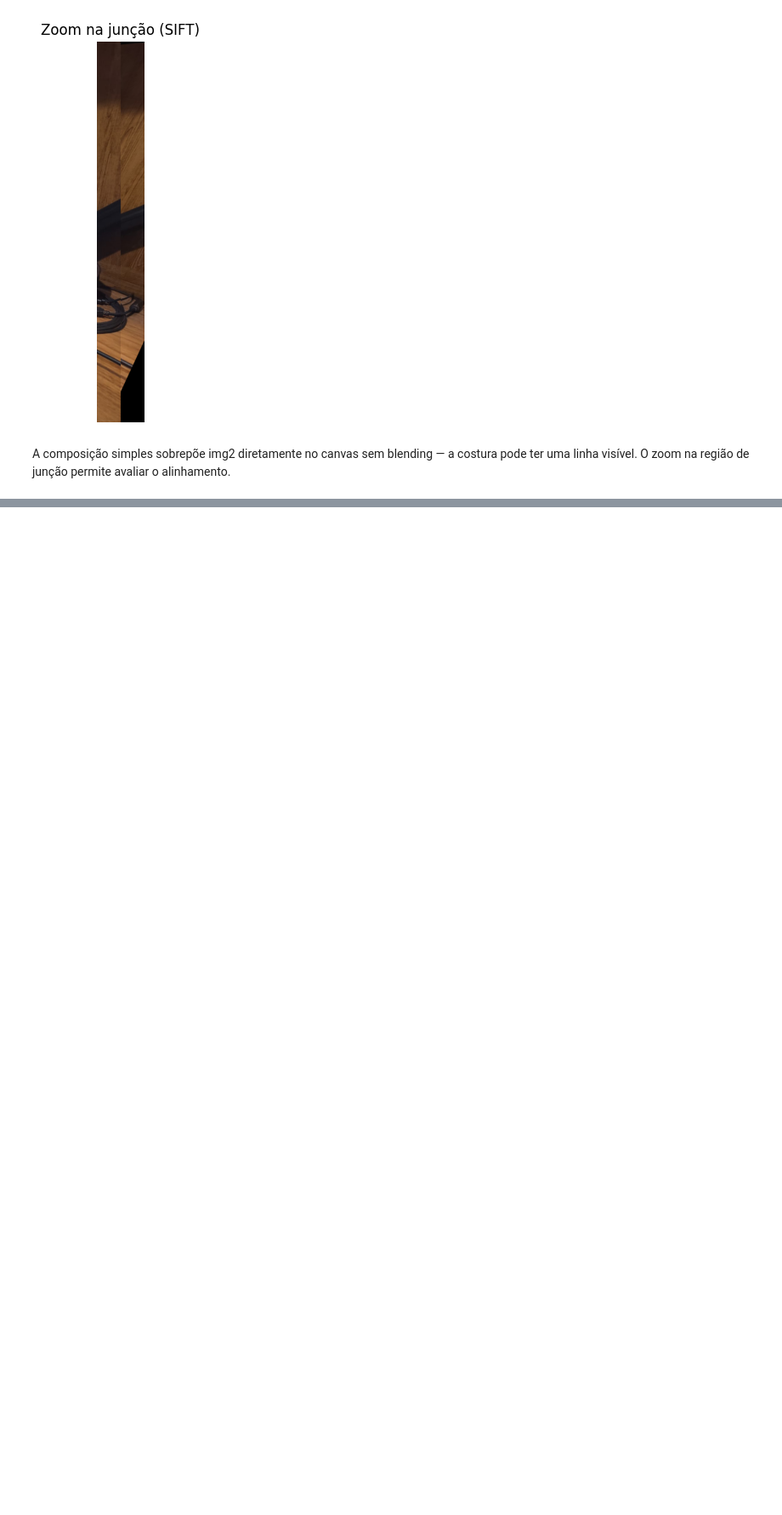
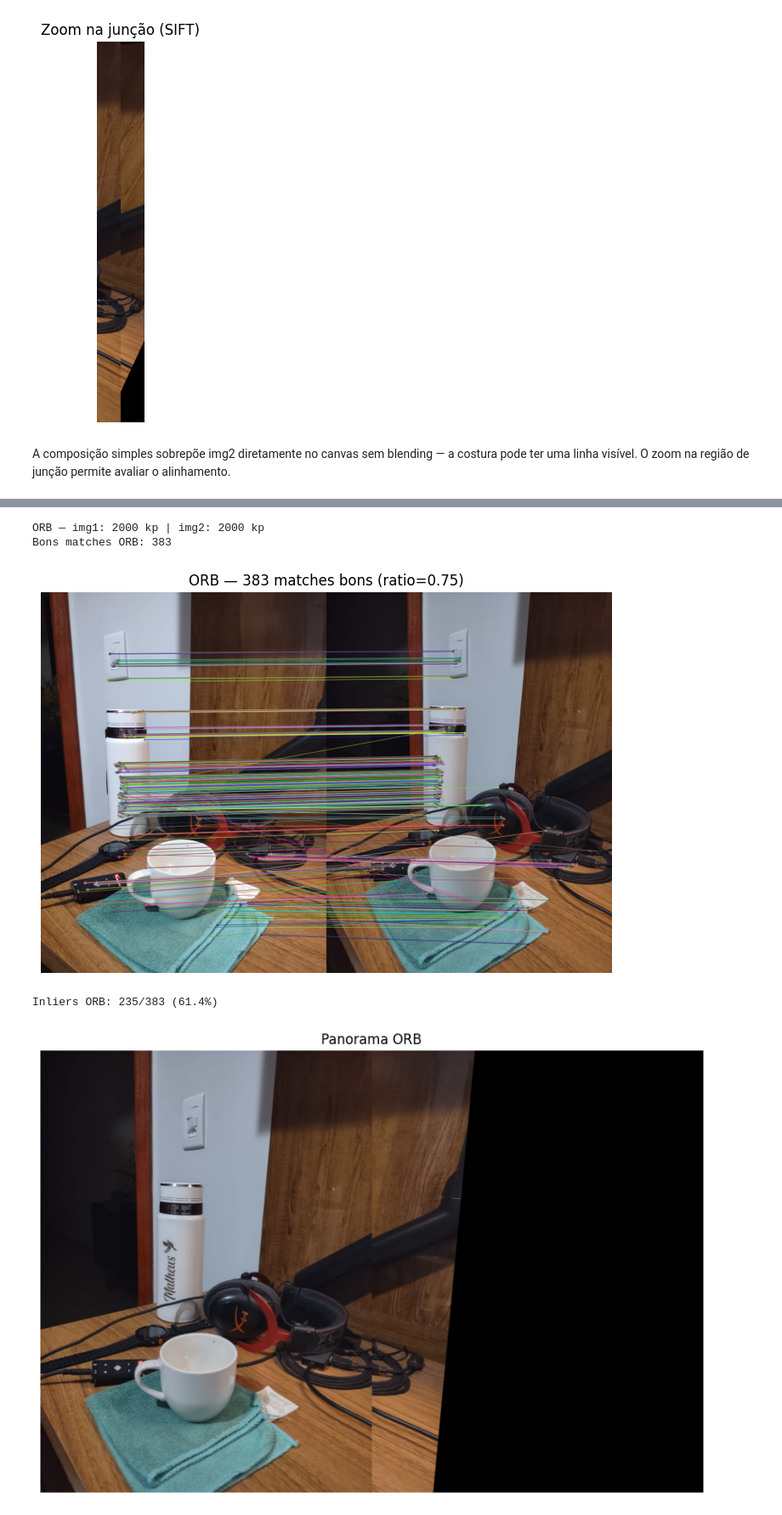
Before and after one commit to m9tzin/descriptors, a Jupyter notebook: Tarefa3.ipynb, the cells around one changed output, grey strips where cells are left out. Shown at 85% size. Cells and saved outputs as stored; diff of their text form; code cells hidden in the pictures; blank space fills up the shorter version.

Commit message:
feat(tarefa3): adiciona Item 3 - pipeline ORB

```diff
--- a/Tarefa3.ipynb
+++ b/Tarefa3.ipynb
@@ -139,0 +144,57 @@ A composição simples sobrepõe img2 diretamente no canvas sem blending — a c
+# %%
+# Pipeline ORB completo
+orb = cv2.ORB_create(nfeatures=2000)
+kp1_orb, d1_orb = orb.detectAndCompute(gray1, None)
+kp2_orb, d2_orb = orb.detectAndCompute(gray2, None)
+print(f'ORB — img1: {len(kp1_orb)} kp | img2: {len(kp2_orb)} kp')
+
+bf_orb = cv2.BFMatcher(cv2.NORM_HAMMING)
+pairs_orb = bf_orb.knnMatch(d1_orb, d2_orb, k=2)
+good_orb = [m for m, n in pairs_orb if m.distance < 0.75 * n.distance]
+print(f'Bons matches ORB: {len(good_orb)}')
+
+img_matches_orb = cv2.drawMatches(
+    img1, kp1_orb, img2, kp2_orb, good_orb, None,
+    flags=cv2.DrawMatchesFlags_NOT_DRAW_SINGLE_POINTS)
+plt.figure(figsize=(14, 5))
+plt.imshow(cv2.cvtColor(img_matches_orb, cv2.COLOR_BGR2RGB))
+plt.title(f'ORB — {len(good_orb)} matches bons (ratio=0.75)')
+plt.axis('off')
+plt.tight_layout()
+plt.show()
+
+if len(good_orb) < 10:
+    print(f'ORB: poucos matches ({len(good_orb)}) — panorama não gerado')
+    M_orb, mask_orb, inliers_orb = None, None, 0
+else:
+    src_orb = np.float32([kp1_orb[m.queryIdx].pt for m in good_orb]).reshape(-1, 1, 2)
+    dst_orb = np.float32([kp2_orb[m.trainIdx].pt for m in good_orb]).reshape(-1, 1, 2)
+    M_orb, mask_orb = cv2.findHomography(src_orb, dst_orb, cv2.USAC_MAGSAC, 5.0)
+    inliers_orb = int(mask_orb.ravel().sum())
+    print(f'Inliers ORB: {inliers_orb}/{len(good_orb)} ({100*inliers_orb/len(good_orb):.1f}%)')
+
+    h1, w1 = img1.shape[:2]
+    h2, w2 = img2.shape[:2]
+    panorama_orb = cv2.warpPerspective(img1, M_orb, (w1 + w2, max(h1, h2)))
+    panorama_orb[0:h2, 0:w2] = img2
+
+    fig, ax = plt.subplots(figsize=(16, 6))
+    ax.imshow(cv2.cvtColor(panorama_orb, cv2.COLOR_BGR2RGB))
+    ax.set_title('Panorama ORB')
+    ax.axis('off')
+    plt.tight_layout()
+    plt.show()
+
+    zoom_orb = panorama_orb[:, w2-80:w2+80]
+    fig2, ax2 = plt.subplots(figsize=(6, 5))
+    ax2.imshow(cv2.cvtColor(zoom_orb, cv2.COLOR_BGR2RGB))
+    ax2.set_title('Zoom na junção (ORB)')
+    ax2.axis('off')
+    plt.tight_layout()
+    plt.show()
+# %% [output]
+ORB — img1: 2000 kp | img2: 2000 kp
+Bons matches ORB: 383
+[figure, added]
+Inliers ORB: 235/383 (61.4%)
+[figure, added]
```
Also changed, not shown: parts of 2 cells of this notebook.
